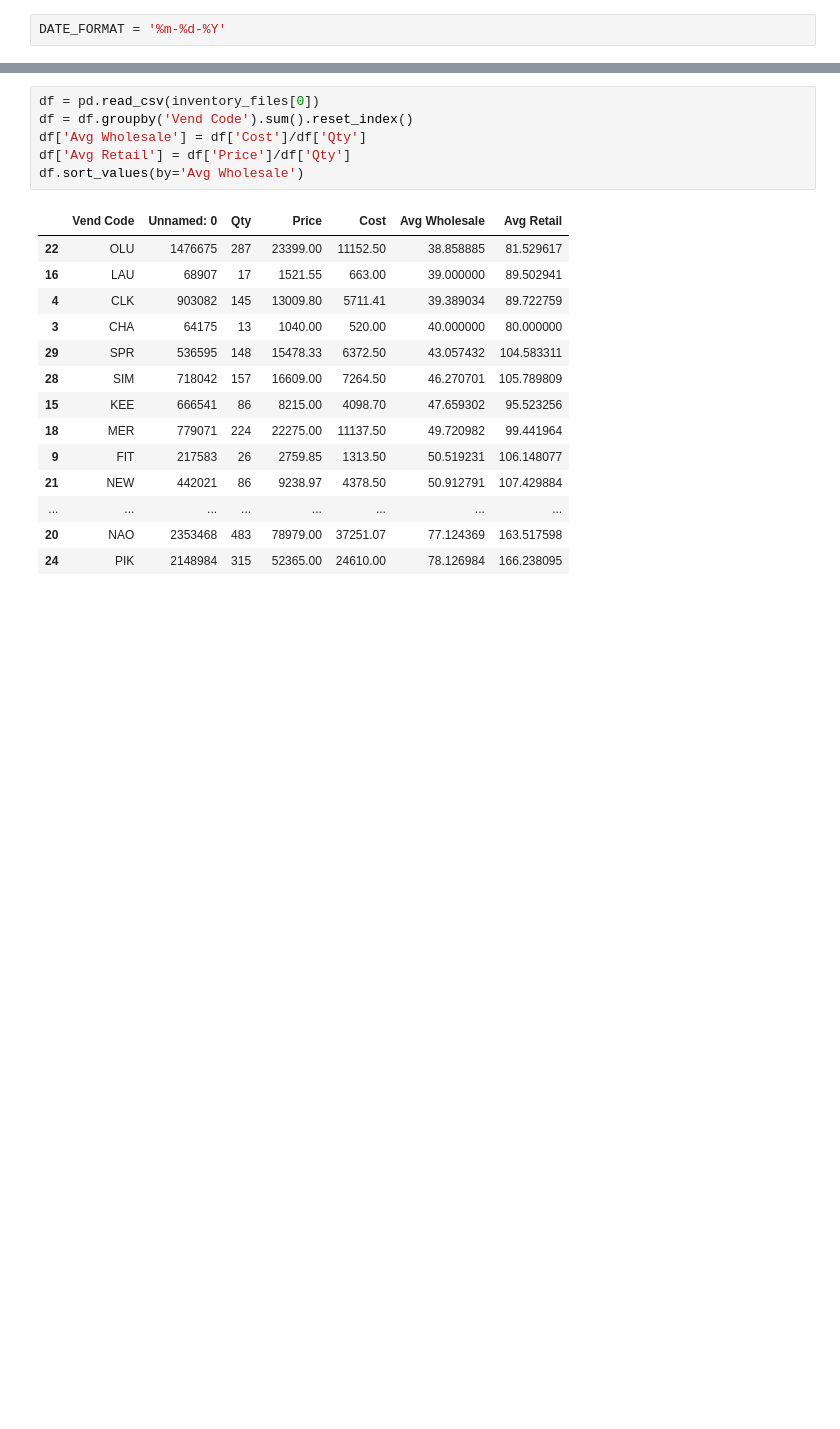
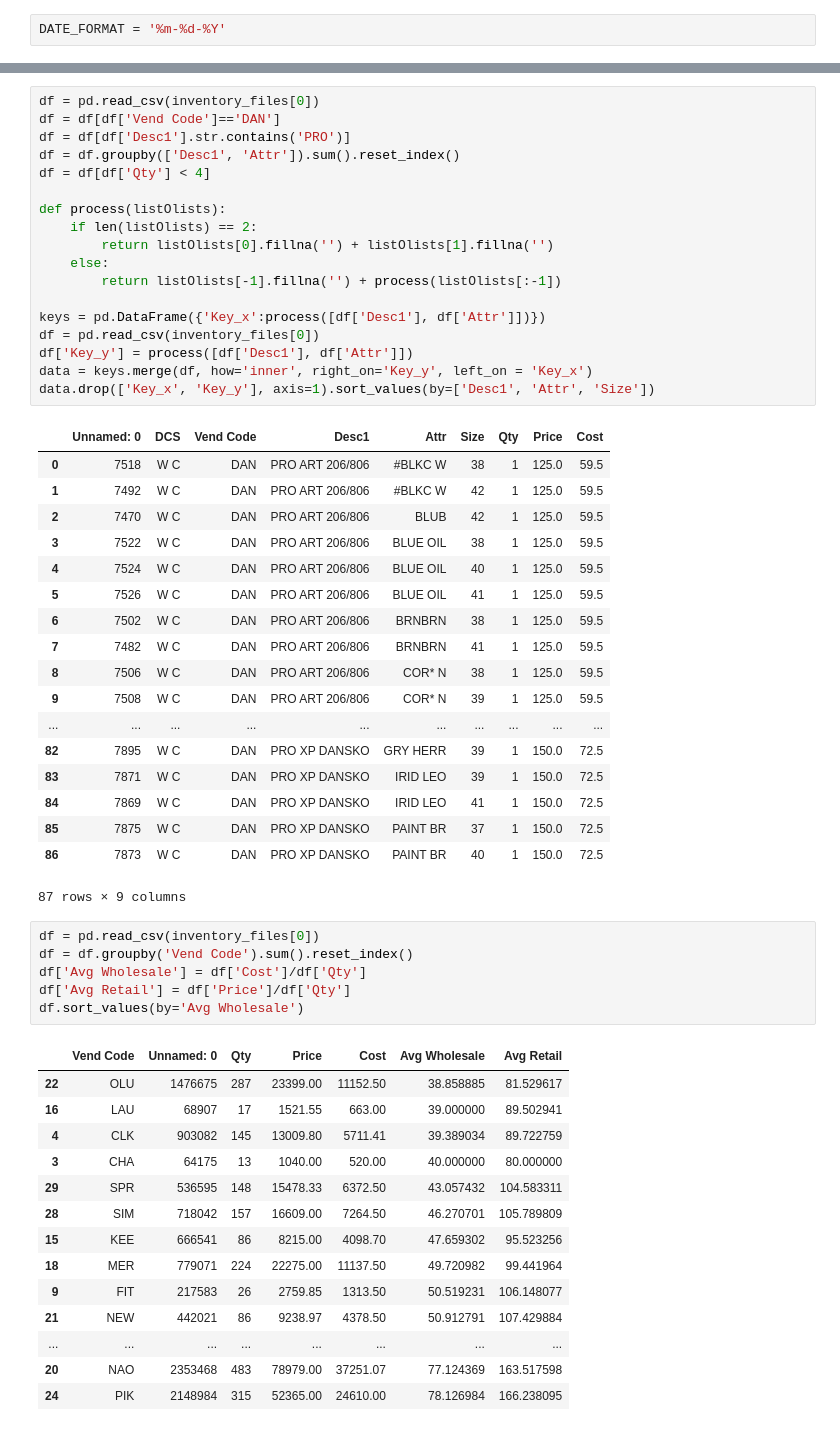
Before and after one commit to nsuberi/EnchantedSole, a Jupyter notebook: Analyzing Emailed Reports.ipynb, the cells around one changed output, grey strips where cells are left out. Cells and saved outputs as stored; diff of their text form; blank space fills up the shorter version.

Commit message:
Checking on small inventory for a certain brand

```diff
--- a/Analyzing Emailed Reports.ipynb
+++ b/Analyzing Emailed Reports.ipynb
@@ -40,3 +41,40 @@ inventory_files
+# %%
+df = pd.read_csv(inventory_files[0])
+df = df[df['Vend Code']=='DAN']
+df = df[df['Desc1'].str.contains('PRO')]
+df = df.groupby(['Desc1', 'Attr']).sum().reset_index()
+df = df[df['Qty'] < 4]
+
+def process(listOlists):
+    if len(listOlists) == 2:
+        return listOlists[0].fillna('') + listOlists[1].fillna('')
+    else:
+        return listOlists[-1].fillna('') + process(listOlists[:-1])
+
+keys = pd.DataFrame({'Key_x':process([df['Desc1'], df['Attr']])})
+df = pd.read_csv(inventory_files[0])
+df['Key_y'] = process([df['Desc1'], df['Attr']])
+data = keys.merge(df, how='inner', right_on='Key_y', left_on = 'Key_x')
+data.drop(['Key_x', 'Key_y'], axis=1).sort_values(by=['Desc1', 'Attr', 'Size'])
+# %% [output]
+|  | Unnamed: 0 | DCS | Vend Code | Desc1 | Attr | Size | Qty | Price | Cost |
+| 0 | 7518 | W C | DAN | PRO ART 206/806 | #BLKC W | 38 | 1 | 125.0 | 59.5 |
+| 1 | 7492 | W C | DAN | PRO ART 206/806 | #BLKC W | 42 | 1 | 125.0 | 59.5 |
+| 2 | 7470 | W C | DAN | PRO ART 206/806 | BLUB | 42 | 1 | 125.0 | 59.5 |
+| 3 | 7522 | W C | DAN | PRO ART 206/806 | BLUE OIL | 38 | 1 | 125.0 | 59.5 |
+| 4 | 7524 | W C | DAN | PRO ART 206/806 | BLUE OIL | 40 | 1 | 125.0 | 59.5 |
+| 5 | 7526 | W C | DAN | PRO ART 206/806 | BLUE OIL | 41 | 1 | 125.0 | 59.5 |
+| 6 | 7502 | W C | DAN | PRO ART 206/806 | BRNBRN | 38 | 1 | 125.0 | 59.5 |
+| 7 | 7482 | W C | DAN | PRO ART 206/806 | BRNBRN | 41 | 1 | 125.0 | 59.5 |
+| 8 | 7506 | W C | DAN | PRO ART 206/806 | COR* N | 38 | 1 | 125.0 | 59.5 |
+| 9 | 7508 | W C | DAN | PRO ART 206/806 | COR* N | 39 | 1 | 125.0 | 59.5 |
+| ... | ... | ... | ... | ... | ... | ... | ... | ... | ... |
+| 82 | 7895 | W C | DAN | PRO XP DANSKO | GRY HERR | 39 | 1 | 150.0 | 72.5 |
+| 83 | 7871 | W C | DAN | PRO XP DANSKO | IRID LEO | 39 | 1 | 150.0 | 72.5 |
+| 84 | 7869 | W C | DAN | PRO XP DANSKO | IRID LEO | 41 | 1 | 150.0 | 72.5 |
+| 85 | 7875 | W C | DAN | PRO XP DANSKO | PAINT BR | 37 | 1 | 150.0 | 72.5 |
+| 86 | 7873 | W C | DAN | PRO XP DANSKO | PAINT BR | 40 | 1 | 150.0 | 72.5 |
+87 rows × 9 columns
 # %%
 df = pd.read_csv(inventory_files[0])
 df = df.groupby('Vend Code').sum().reset_index()
```
Also changed, not shown: parts of 2 cells of this notebook.
